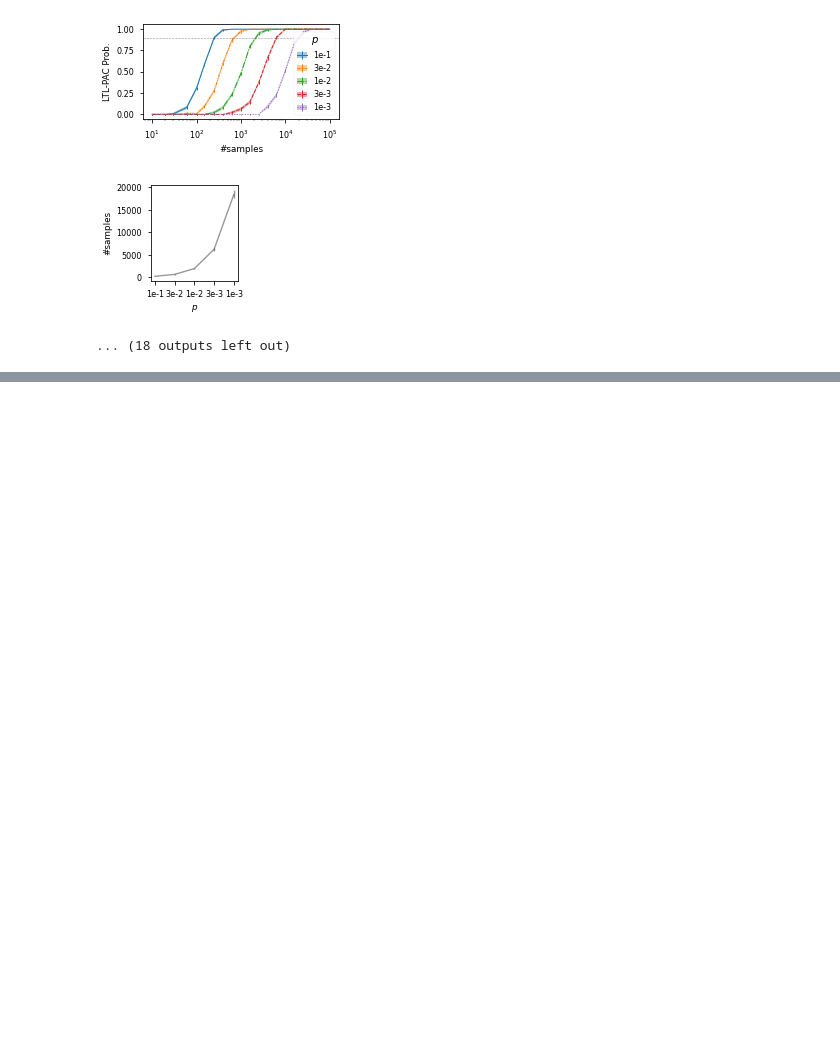
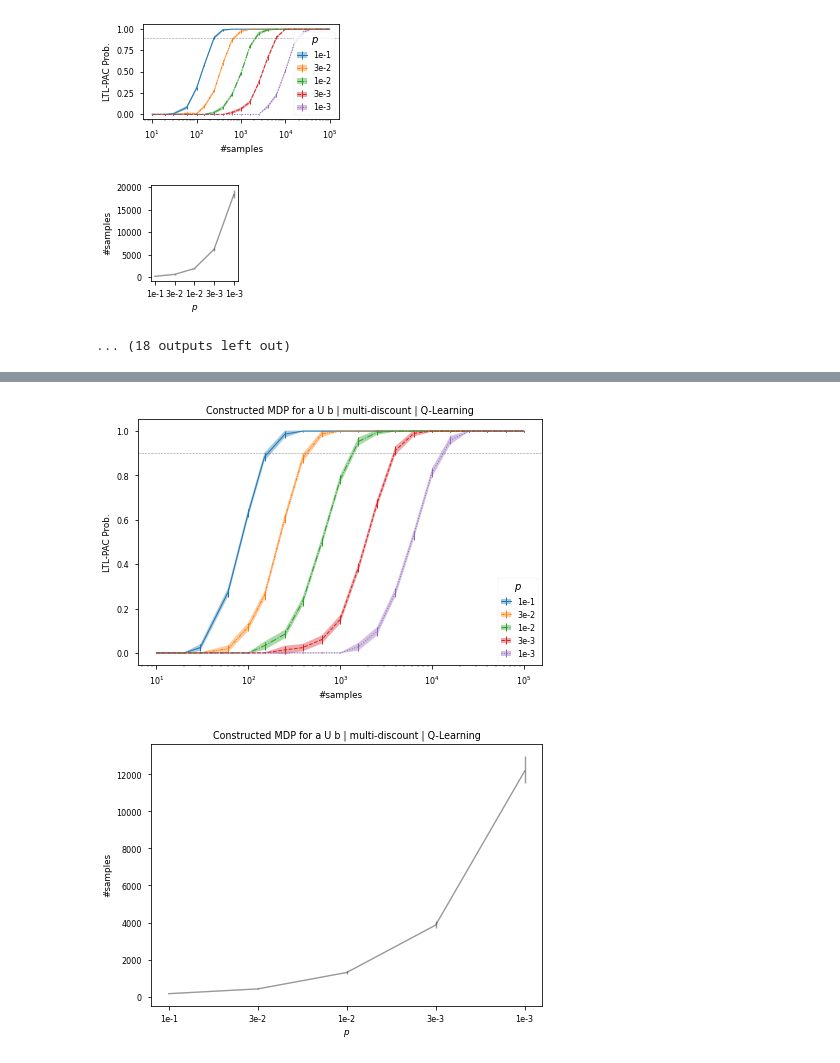
Before and after one commit to psg-mit/rl_ltl_sample_complexity, a Jupyter notebook: rl_ltl_pac.ipynb, the cells around one changed output, grey strips where cells are left out. Cells and saved outputs as stored; diff of their text form; code cells hidden in the pictures; blank space fills up the shorter version.

```diff
--- a/rl_ltl_pac.ipynb
+++ b/rl_ltl_pac.ipynb
@@ -122,6 +136,23 @@ def estimate_pac_probability(epsilon: float,
                              tolerance=0.,
                              sarsa_lambda: Optional[float] = None,
                              model_params: Dict[str, Any] = None):
+    """Estimate LTL-PAC probability for a specific setting, calls into Mungojerrie.
+
+    Args:
+        epsilon: the $\epsilon$ in LTL-PAC definition.
+        model: the environment MDP to solve for.
+               there should be two files with paths `models/{env}.prism` and `models/{env}.ltl`, specifying the
+               environment MDP in PRISM format and the LTL formula.
+        min_num_samples: minimum repeats to run for Monte Carlo estimation.
+        max_est_std: the standard deviation below which the Monte Carlo estimation should terminate.
+        reward_type: the reward scheme to use for Mungojerrie.
+        discount, gammaB, learn, ep_number, ep_length, tolerance, sarsa_lambda: see documentation of mungojerrie.
+        lr_schedule, explore_schedule: a wrapper interface for mungojerrie's learning_rate and exploration schedules.
+        model_params: the parameters to be formatted into the PRISM model (e.g., the parameter $p$ in Figure 2 of the paper).
+
+    Returns:
+        the estimated LTL-PAC probability and its estimated standard deviation.
+    """
     if model_params is None:
         model_params = {}
 
@@ -602,7 +777,3 @@ def to_prism(formula: str, env_title: Optional[str] = None):
         print(prism_formula, file=f)
 
     return env
-# %%
-env = to_prism("G a & F b")
-probs, errs = collect_pac_probs(env)
-plot_pac_probs(env, probs, errs)
@@ -633,0 +780,26 @@ plot_pac_probs(env, probs, errs)
+# %%
+env = to_prism("a U b")
+# env = to_prism("FG a") # For more complicated LTL formulas
+
+reward_types = ["zeta-reach", "zeta-acc", "zeta-discount", "multi-discount", "reward-on-acc"]
+rl_algos = ["Q", "DQ", "SL"]
+# Comment out below to run for only multi-discount and Q-learning
+reward_types = ["multi-discount"]
+rl_algos = ["Q"]
+for rl_algo, reward_type in itertools.product(rl_algos, reward_types):
+    probs, errs = collect_pac_probs(
+        env,
+        # You might need to change these parameters, if the counterexample MDP is large (i.e., more than 4 states).
+        # Otherwise, for the given number of samples, the algorithm might not converge to the
+        # desired LTL-PAC probability. This will cause the intercept plot (e.g., right of Figure 3) to have
+        # infinities, which matplotlib will emit a waring when during plotting.
+        ep_numbers = default_ep_numbers,
+        ep_length = default_ep_length,
+        rl_algo=rl_algo,
+        reward_type=reward_type,
+        skip_after_stable=3
+    )
+    plot_pac_probs(env, probs, errs, rl_algo=rl_algo, reward_type=reward_type, plot_for_paper=False)
+# %% [output]
+[figure, added]
+[figure, added]
```
Also changed, not shown: parts of 17 cells of this notebook, 1 other file.
